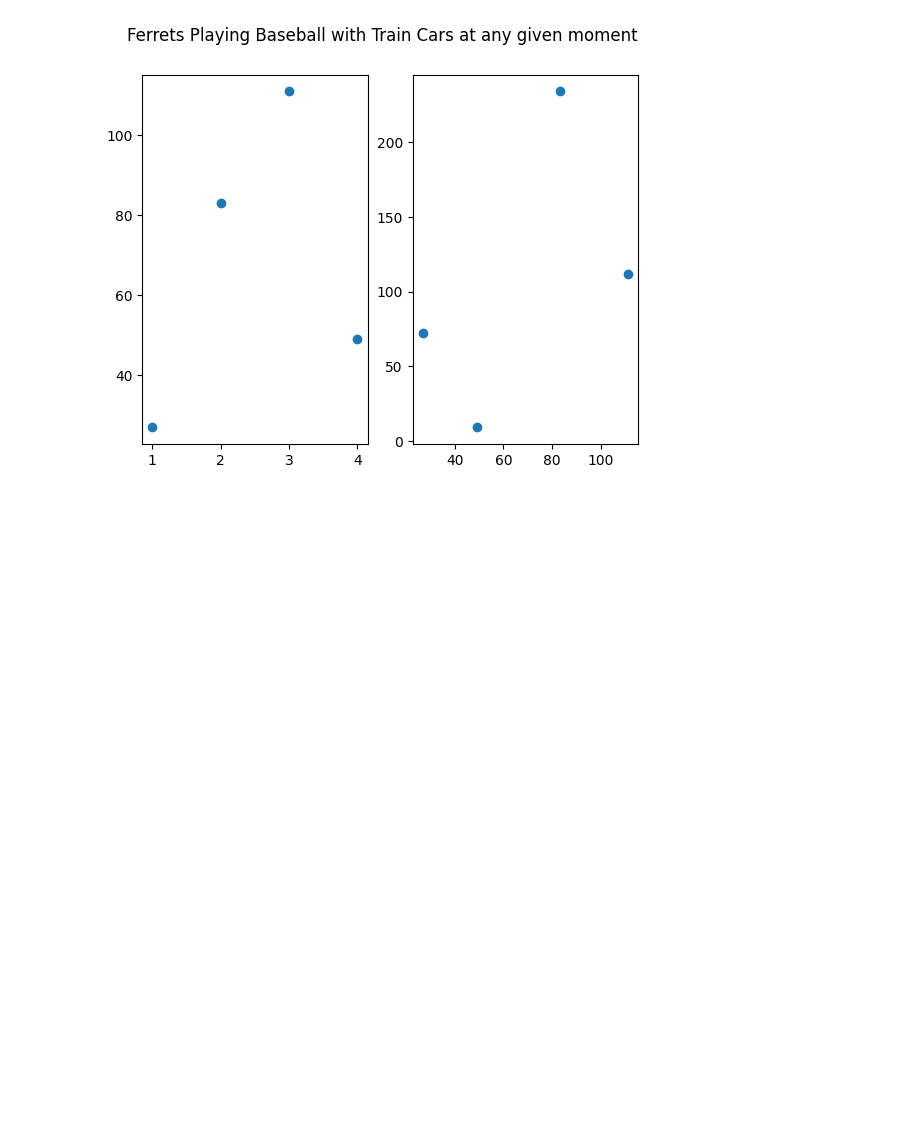
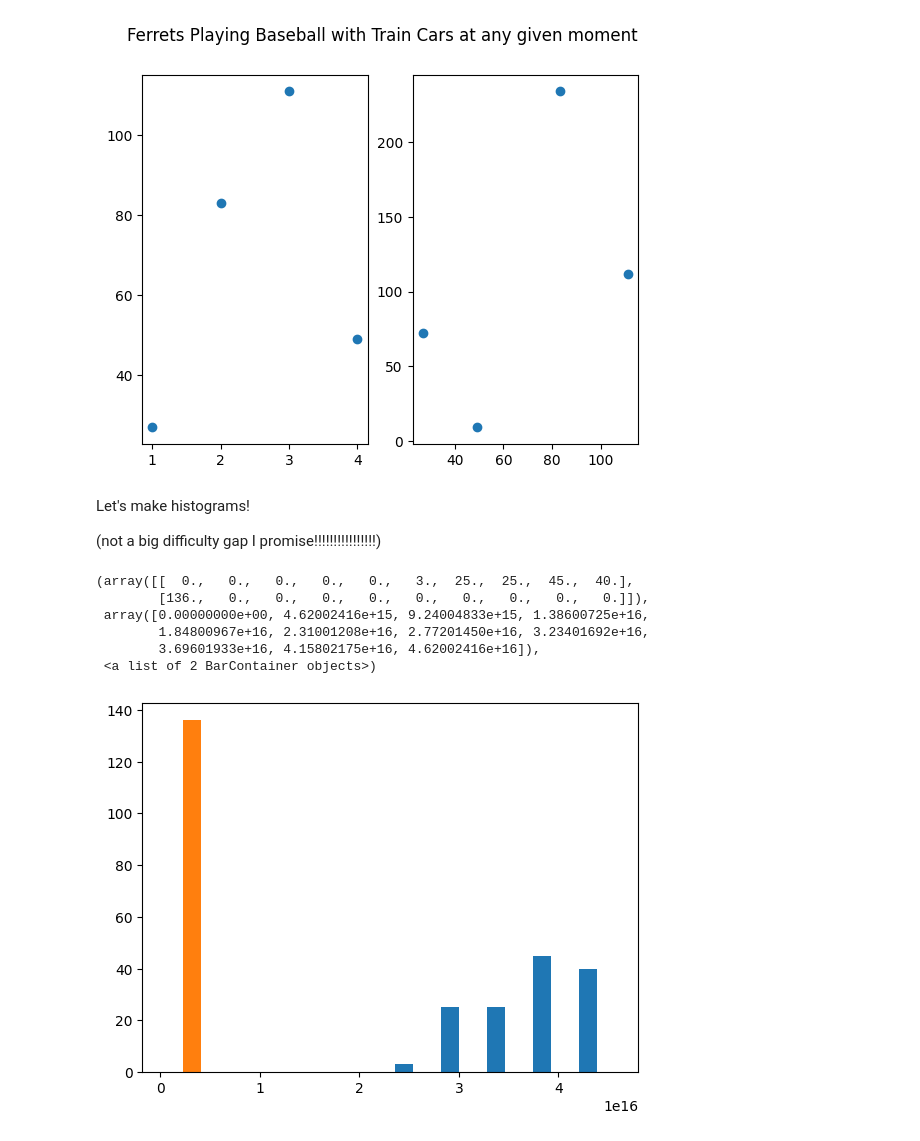
Before and after one commit to cheesyminecart/astro-coding-reference, a Jupyter notebook: matplotlib externals/matplotlib-test.ipynb, the cells around one changed output. Drawn from its saved outputs; the diff is of its cells as text; code cells hidden in the pictures; blank space fills up the shorter version.

```diff
--- a/matplotlib externals/matplotlib-test.ipynb
+++ b/matplotlib externals/matplotlib-test.ipynb
@@ -69,5 +69,16 @@ baseballpferrets.suptitle("Ferrets Playing Baseball with Train Cars at any given
 # %% [output]
 Text(0.5, 0.98, 'Ferrets Playing Baseball with Train Cars at any given moment')
 [figure]
+# %% [markdown]
+Let's make histograms!
+
+(not a big difficulty gap I promise!!!!!!!!!!!!!!!!)
 # %%
-()
+# %% [output]
+(array([[  0.,   0.,   0.,   0.,   0.,   3.,  25.,  25.,  45.,  40.],
+        [136.,   0.,   0.,   0.,   0.,   0.,   0.,   0.,   0.,   0.]]),
+ array([0.00000000e+00, 4.62002416e+15, 9.24004833e+15, 1.38600725e+16,
+        1.84800967e+16, 2.31001208e+16, 2.77201450e+16, 3.23401692e+16,
+        3.69601933e+16, 4.15802175e+16, 4.62002416e+16]),
+ <a list of 2 BarContainer objects>)
+[figure, added]
```
